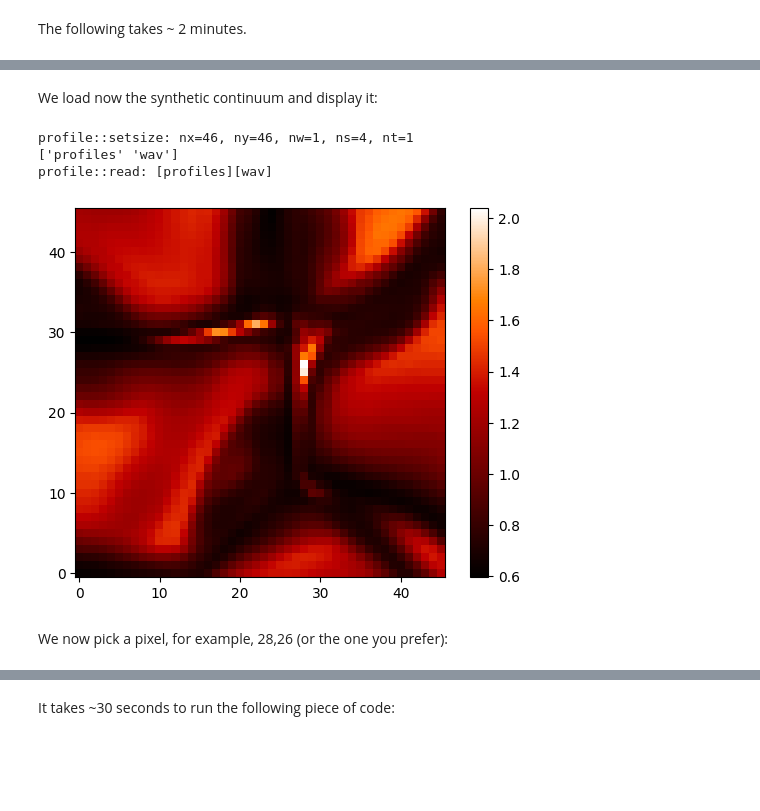
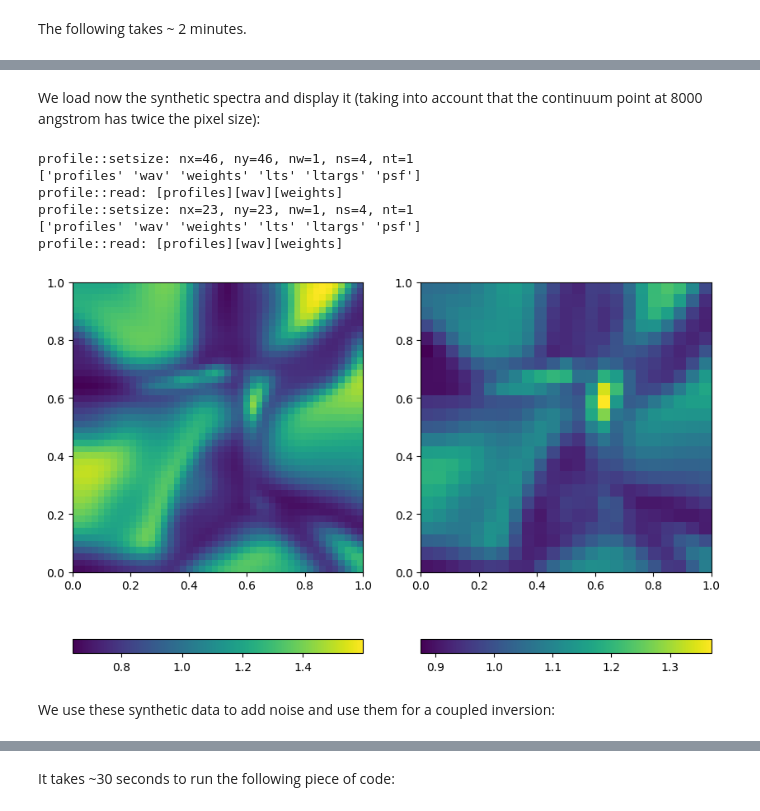
Before and after one commit to apy-github/mhd_ii, a Jupyter notebook: exercise_3/mhd_ii_3.ipynb, the cells around one changed output, grey strips where cells are left out. Cells and saved outputs as stored; diff of their text form; code cells hidden in the pictures; blank space fills up the shorter version.

```diff
--- a/exercise_3/mhd_ii_3.ipynb
+++ b/exercise_3/mhd_ii_3.ipynb
@@ -175,14 +175,23 @@ S:::::S                    T:::::T        i:::::iC:::::C
 # %% [markdown]
-We load now the synthetic continuum and display it:
+We load now the synthetic spectra and display it (taking into account that the continuum point at 8000 angstrom has twice the pixel size):
 # %%
-obs = sp.profile("./synthetic_cycle0.nc")
-im=pl.imshow(obs.dat[0,:,:,0,0], origin='lower', cmap='gist_heat', interpolation='none')
-cbar=pl.colorbar(im)
+p4 = sp.profile("./out_profiles_4000.nc")
+p8 = sp.profile("./out_bin_profiles_8000.nc")
+
+fg, ax = pl.subplots(ncols=2, figsize=(10,7))
+ims = []
+cbars = []
+for it, iax in zip([p4,p8], ax.flat):
+    ims.append(iax.imshow(it.dat[0,:,:,0,0], origin='lower', interpolation='nearest', extent=[0,1,0,1]))
+    cbars.append(pl.colorbar(ims[-1], ax=iax, orientation='horizontal'))
 # %% [output]
 profile::setsize: nx=46, ny=46, nw=1, ns=4, nt=1
-['profiles' 'wav']
-profile::read: [profiles][wav]
+['profiles' 'wav' 'weights' 'lts' 'ltargs' 'psf']
+profile::read: [profiles][wav][weights]
+profile::setsize: nx=23, ny=23, nw=1, ns=4, nt=1
+['profiles' 'wav' 'weights' 'lts' 'ltargs' 'psf']
+profile::read: [profiles][wav][weights]
-[figure, old version]
+[figure, new version]
 # %% [markdown]
-We now pick a pixel, for example, 28,26 (or the one you prefer):
+We use these synthetic data to add noise and use them for a coupled inversion:
 # %%
```
Also changed, not shown: parts of 9 cells of this notebook, 4 other files.
